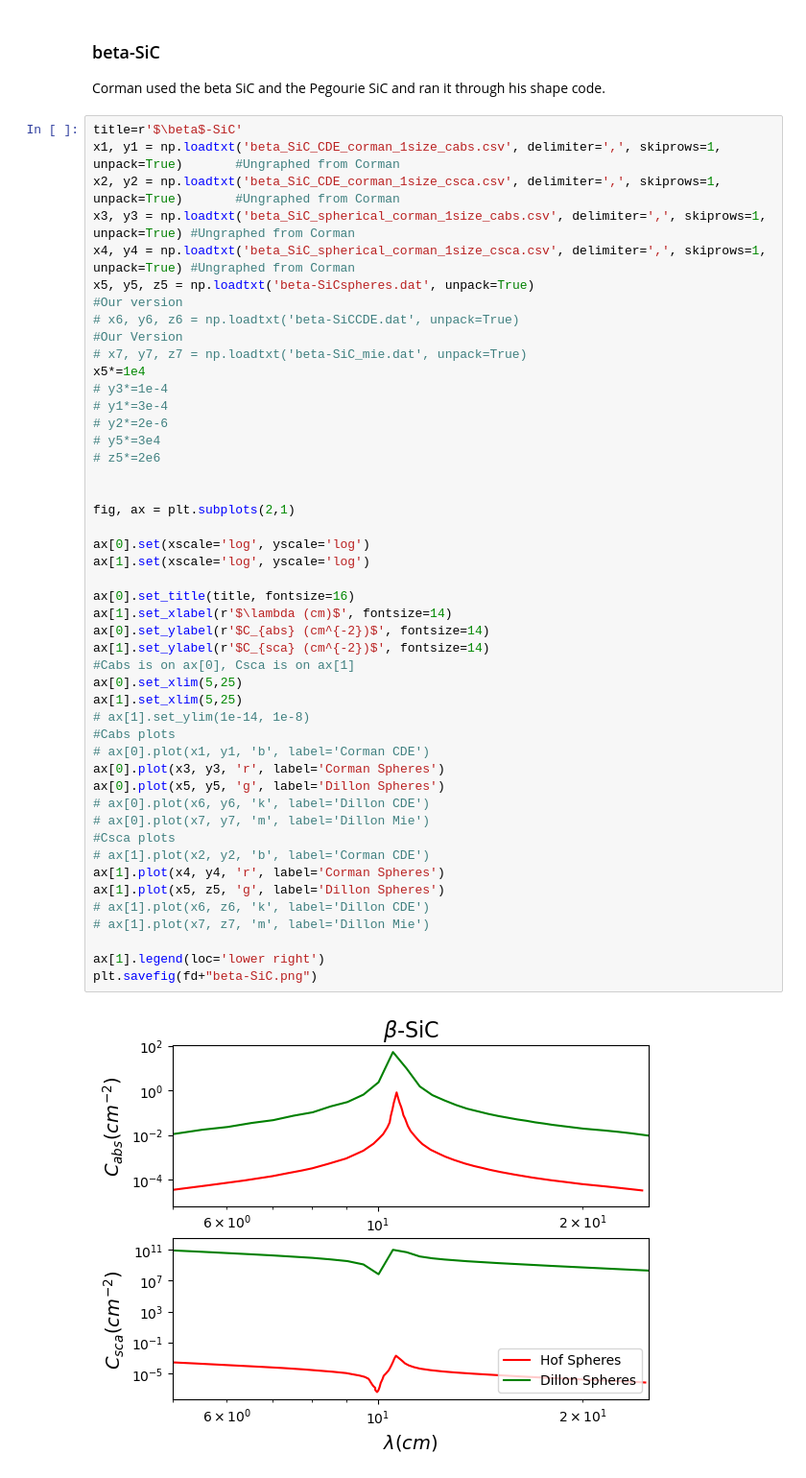
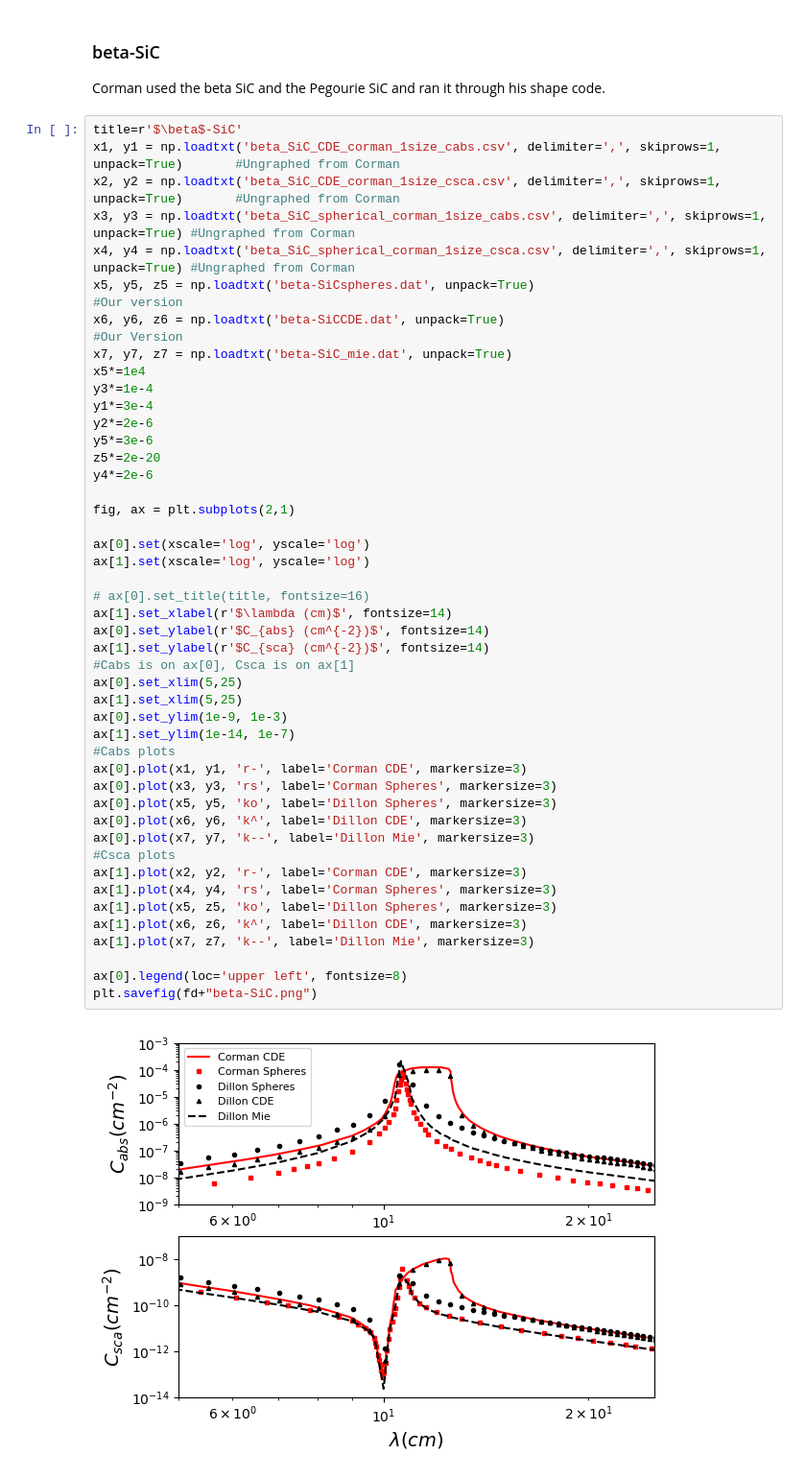
Before and after one commit to astroseandillon/Sean-Dusty, a Jupyter notebook: plot factory.ipynb, the cells around one changed output. Shown at 96% size. Drawn from its saved outputs; the diff is of its cells as text.

Commit message:
made ism std plot

```diff
--- a/plot factory.ipynb
+++ b/plot factory.ipynb
@@ -190,47 +190,48 @@ Corman used the beta SiC and the Pegourie SiC and ran it through his shape code.
 # %%
 title=r'$\beta$-SiC'
 x1, y1 = np.loadtxt('beta_SiC_CDE_corman_1size_cabs.csv', delimiter=',', skiprows=1, unpack=True)       #Ungraphed from Corman
 x2, y2 = np.loadtxt('beta_SiC_CDE_corman_1size_csca.csv', delimiter=',', skiprows=1, unpack=True)       #Ungraphed from Corman
 x3, y3 = np.loadtxt('beta_SiC_spherical_corman_1size_cabs.csv', delimiter=',', skiprows=1, unpack=True) #Ungraphed from Corman
 x4, y4 = np.loadtxt('beta_SiC_spherical_corman_1size_csca.csv', delimiter=',', skiprows=1, unpack=True) #Ungraphed from Corman
 x5, y5, z5 = np.loadtxt('beta-SiCspheres.dat', unpack=True)                                             #Our version
-# x6, y6, z6 = np.loadtxt('beta-SiCCDE.dat', unpack=True)                                                 #Our Version
-# x7, y7, z7 = np.loadtxt('beta-SiC_mie.dat', unpack=True)
+x6, y6, z6 = np.loadtxt('beta-SiCCDE.dat', unpack=True)                                                 #Our Version
+x7, y7, z7 = np.loadtxt('beta-SiC_mie.dat', unpack=True)
 x5*=1e4
-# y3*=1e-4
-# y1*=3e-4
-# y2*=2e-6
-# y5*=3e4
-# z5*=2e6
-
+y3*=1e-4
+y1*=3e-4
+y2*=2e-6
+y5*=3e-6
+z5*=2e-20
+y4*=2e-6
 
 fig, ax = plt.subplots(2,1)
 
 ax[0].set(xscale='log', yscale='log')
 ax[1].set(xscale='log', yscale='log')
 
-ax[0].set_title(title, fontsize=16)
+# ax[0].set_title(title, fontsize=16)
 ax[1].set_xlabel(r'$\lambda (cm)$', fontsize=14)
 ax[0].set_ylabel(r'$C_{abs} (cm^{-2})$', fontsize=14)
 ax[1].set_ylabel(r'$C_{sca} (cm^{-2})$', fontsize=14)
 #Cabs is on ax[0], Csca is on ax[1]
 ax[0].set_xlim(5,25)
 ax[1].set_xlim(5,25)
-# ax[1].set_ylim(1e-14, 1e-8)
+ax[0].set_ylim(1e-9, 1e-3)
+ax[1].set_ylim(1e-14, 1e-7)
 #Cabs plots
-# ax[0].plot(x1, y1, 'b', label='Corman CDE')
-ax[0].plot(x3, y3, 'r', label='Corman Spheres')
-ax[0].plot(x5, y5, 'g', label='Dillon Spheres')
-# ax[0].plot(x6, y6, 'k', label='Dillon CDE')
-# ax[0].plot(x7, y7, 'm', label='Dillon Mie')
+ax[0].plot(x1, y1, 'r-', label='Corman CDE', markersize=3)
+ax[0].plot(x3, y3, 'rs', label='Corman Spheres', markersize=3)
+ax[0].plot(x5, y5, 'ko', label='Dillon Spheres', markersize=3)
+ax[0].plot(x6, y6, 'k^', label='Dillon CDE', markersize=3)
+ax[0].plot(x7, y7, 'k--', label='Dillon Mie', markersize=3)
 #Csca plots
-# ax[1].plot(x2, y2, 'b', label='Corman CDE')
-ax[1].plot(x4, y4, 'r', label='Corman Spheres')
-ax[1].plot(x5, z5, 'g', label='Dillon Spheres')
-# ax[1].plot(x6, z6, 'k', label='Dillon CDE')
-# ax[1].plot(x7, z7, 'm', label='Dillon Mie')
+ax[1].plot(x2, y2, 'r-', label='Corman CDE', markersize=3)
+ax[1].plot(x4, y4, 'rs', label='Corman Spheres', markersize=3)
+ax[1].plot(x5, z5, 'ko', label='Dillon Spheres', markersize=3)
+ax[1].plot(x6, z6, 'k^', label='Dillon CDE', markersize=3)
+ax[1].plot(x7, z7, 'k--', label='Dillon Mie', markersize=3)
 
-ax[1].legend(loc='lower right')
+ax[0].legend(loc='upper left', fontsize=8)
 plt.savefig(fd+"beta-SiC.png")
 # %% [output]
-[figure, old version]
+[figure, new version]
```
Also changed, not shown: parts of 5 cells of this notebook, 10 other files.
